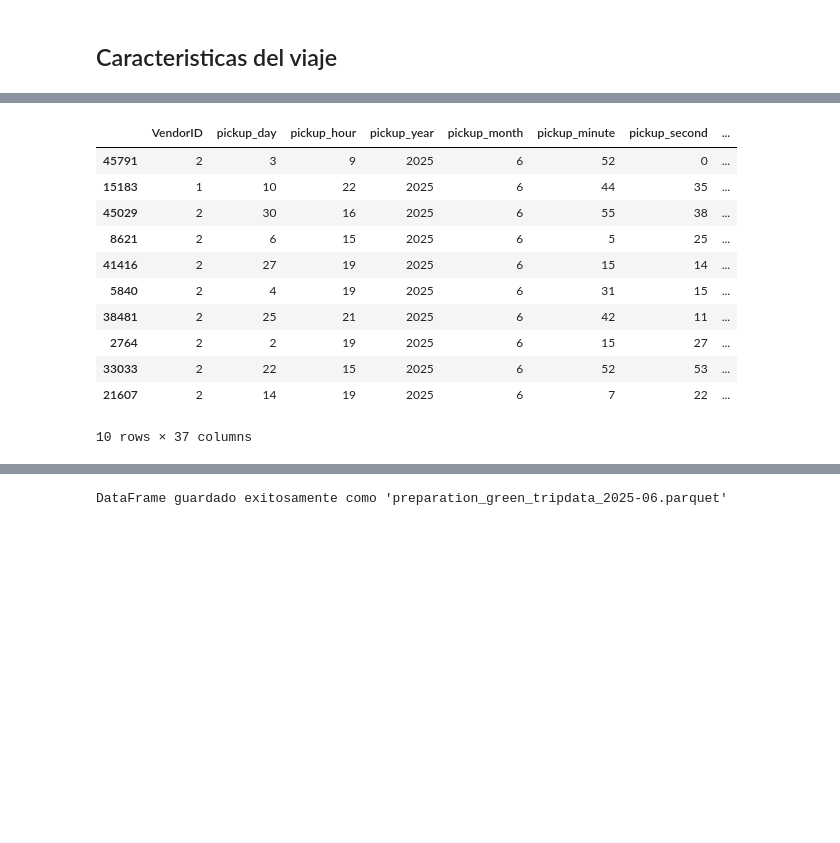
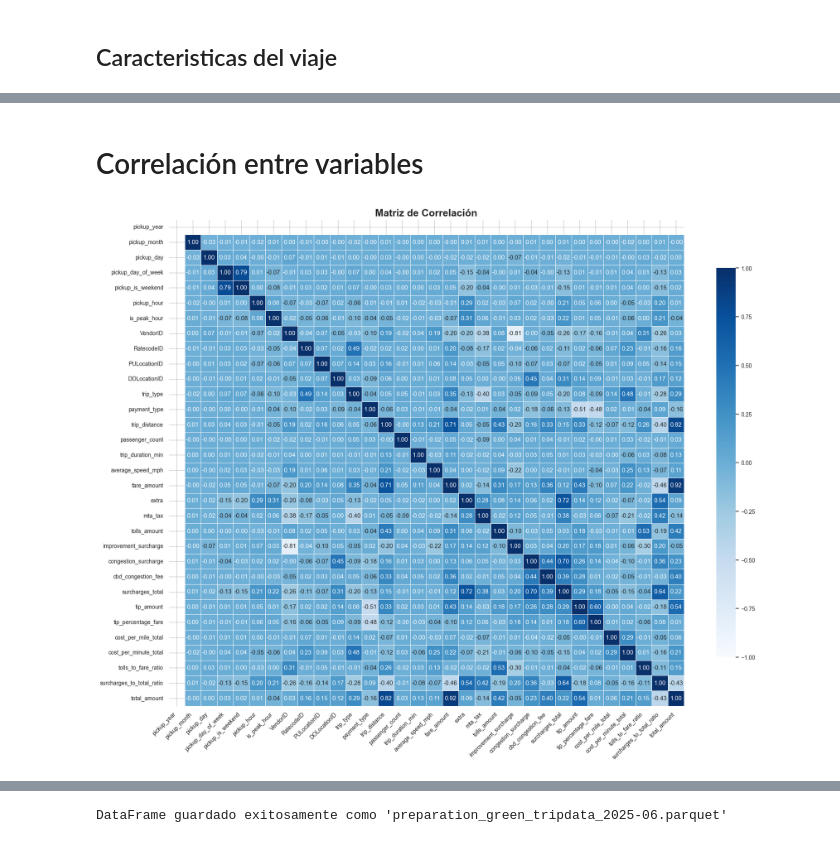
Before and after one commit to secarvallo/MLY0100, a Jupyter notebook: ML-N02/crisp-dm/03_data_preparation.ipynb, the cells around one changed output, grey strips where cells are left out. Drawn from its saved outputs; the diff is of its cells as text; code cells hidden in the pictures; blank space fills up the shorter version.

```diff
--- a/ML-N02/crisp-dm/03_data_preparation.ipynb
+++ b/ML-N02/crisp-dm/03_data_preparation.ipynb
@@ -576,6 +577,2 @@ ax.tick_params(axis='x', rotation=75)
 # %% [markdown]
 ## Características Temporales
-# %%
-# dataframe DataPreparation
-df_prep =  df_prep_knn
-df_prep.head()
@@ -601,5 +606,0 @@ df_prep['pickup_is_weekend'] = df_prep['pickup_day_of_week'].isin([5, 6]).astype
-# %%
-# Reubicacion especifica de nuevas columnas  feature engienered en el dataset df_prep
-df_prep.insert(3, 'pickup_year', df_prep.pop('pickup_year'))
-#
-df_prep.insert(4, 'pickup_month', df_prep.pop('pickup_month'))
@@ -698,15 +656,58 @@ df_prep['surcharges_to_total_ratio'] = np.where(
 # %%
-df_prep.sample(10)
+# Agrupación por dominio semántico
+feature_domains = {
+    'temporal_features': [
+        'pickup_date', 'pickup_year','pickup_month', 'pickup_day', 'pickup_day_of_week',
+        'pickup_is_weekend', 'pickup_hour', 'pickup_time_of_day', 'is_peak_hour'
+    ],
+    'metadata': [
+        'VendorID', 'RatecodeID', 'PULocationID', 'DOLocationID',
+        'trip_type', 'payment_type'
+    ],
+
+    'trip_characteristics': [
+        'trip_distance', 'passenger_count', 'trip_duration_min', 'average_speed_mph'
+    ],
+    'fare_breakdown': [
+        'fare_amount', 'extra', 'mta_tax', 'tolls_amount',
+        'improvement_surcharge', 'congestion_surcharge', 'cbd_congestion_fee',
+        'surcharges_total'
+    ],
+    'tip_metrics': [
+        'tip_amount', 'tip_percentage_fare'
+    ],
+    'efficiency_ratios': [
+        'cost_per_mile_total', 'cost_per_minute_total',
+        'tolls_to_fare_ratio', 'surcharges_to_total_ratio'
+    ],
+    'total_amounts': [
+        'total_amount'
+    ]
+}
+
+# Crear lista ordenada desde los grupos
+ordered_columns = []
+for domain in feature_domains.values():
+    ordered_columns.extend(domain)
+
+df_final = df_prep[ordered_columns]
-# %% [output]
-|  | VendorID | pickup_day | pickup_hour | pickup_year | pickup_month | pickup_minute | pickup_second | ... |
-| 45791 | 2 | 3 | 9 | 2025 | 6 | 52 | 0 | ... |
-| 15183 | 1 | 10 | 22 | 2025 | 6 | 44 | 35 | ... |
-| 45029 | 2 | 30 | 16 | 2025 | 6 | 55 | 38 | ... |
-| 8621 | 2 | 6 | 15 | 2025 | 6 | 5 | 25 | ... |
-| 41416 | 2 | 27 | 19 | 2025 | 6 | 15 | 14 | ... |
-| 5840 | 2 | 4 | 19 | 2025 | 6 | 31 | 15 | ... |
-| 38481 | 2 | 25 | 21 | 2025 | 6 | 42 | 11 | ... |
-| 2764 | 2 | 2 | 19 | 2025 | 6 | 15 | 27 | ... |
-| 33033 | 2 | 22 | 15 | 2025 | 6 | 52 | 53 | ... |
-| 21607 | 2 | 14 | 19 | 2025 | 6 | 7 | 22 | ... |
-10 rows × 37 columns
+# %% [markdown]
+# Correlación entre variables
+# %%
+# Seleccionar columnas numéricas y rellenar valores faltantes
+numeric_cols_for_corr = df_final.select_dtypes(include=[np.number]).columns
+df_prep_for_corr = df_final[numeric_cols_for_corr].fillna(df_final[numeric_cols_for_corr].median())
+
+# Calcular la matriz de correlación
+corr = df_prep_for_corr.corr()
+
+plt.figure(figsize=(18, 14))
+#sns.heatmap(corr, annot=True,cmap='Blues',fmt=".3f",mask=mask,linewidths=.5,cbar_kws={"shrink": .8},vmin=-1,vmax=1)
+sns.heatmap(corr, annot=True,cmap='Blues',fmt=".2f",linewidths=.5,cbar_kws={"shrink": .8},vmin=-1,vmax=1)
+plt.title("Matriz de Correlación", fontsize=18, fontweight='bold')
+plt.xticks(rotation=45, ha='right')
+plt.yticks(rotation=0)
+plt.tight_layout()
+plt.show()
+# %% [output]
+[figure, added]
```
Also changed, not shown: parts of 14 cells of this notebook, 3 other files.
